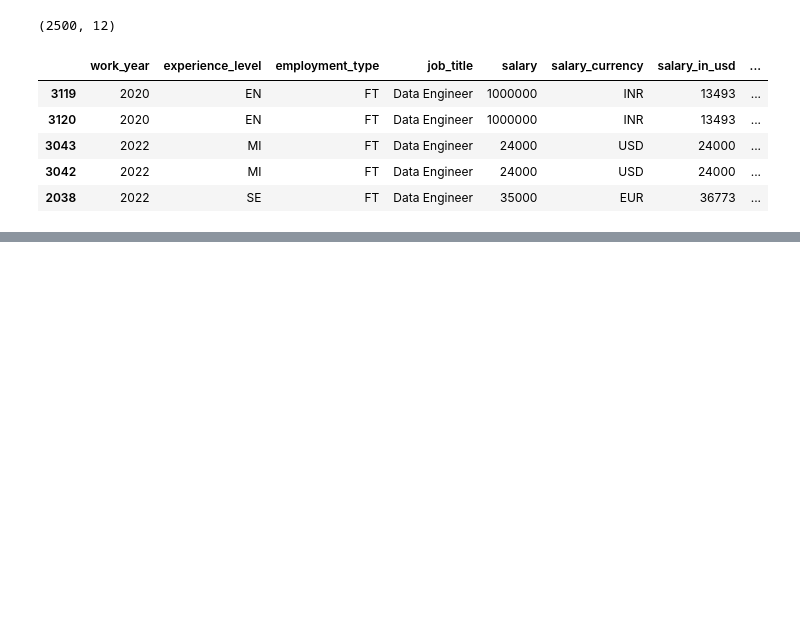
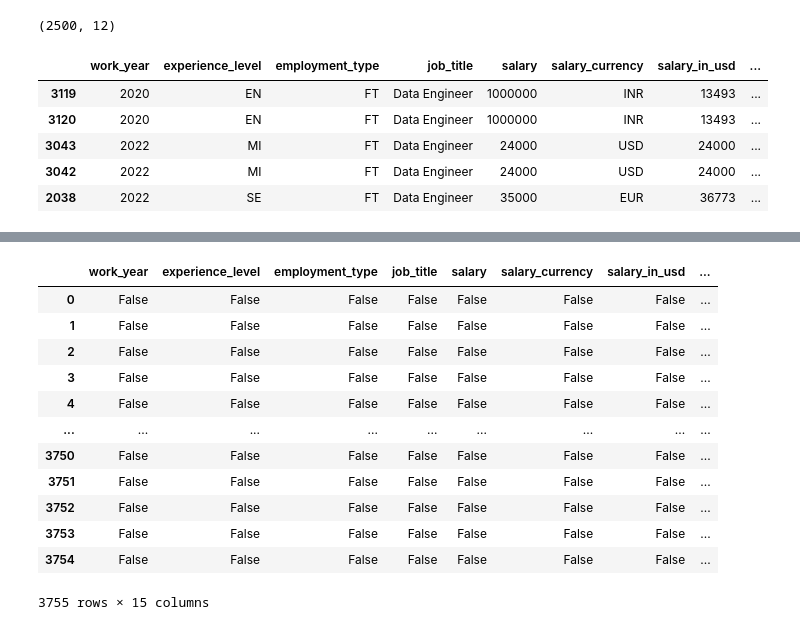
Before and after one commit to AgVicCodes/Data_Science_Salaries, a Jupyter notebook: salaries.ipynb, the cells around one changed output, grey strips where cells are left out. Drawn from its saved outputs; the diff is of its cells as text; code cells hidden in the pictures; blank space fills up the shorter version.

```diff
--- a/salaries.ipynb
+++ b/salaries.ipynb
@@ -237,0 +253,9 @@ sal_df[sal_df_dup].sort_values(by = "salary_in_usd").head()
+# %%
+# Remapping by Grouping
+
+ranges = [0, 50000, 100000, 150000, 200000, 250000, 300000, 350000, 400000, 450000, 500000, np.inf] # bins
+labels = ["0 - 50,000", "50,000 - 100,000", "100,000 - 150,000", "150,000 - 200,000", "200,000 - 250,000", "250,000 - 300,000", "300,000 - 350,000", "350,000 - 400,000", "400,000 - 450,000", "450,000 - 500,000", "500,000+"] # label
+
+sal_df["income_range"] = pd.cut(sal_df["salary_in_usd"], bins = ranges, labels = labels)
+
+sal_df[["salary", "salary_in_usd", "income_range"]]
@@ -237,0 +276,8 @@ sal_df[sal_df_dup].sort_values(by = "salary_in_usd").head()
+# %%
+# Remapping by Replacing
+
+mapping = {"SE" : "Senior", "MI" : "Mid Level", "EN" : "Entry Level", "EX" : "Executive"}
+
+sal_df["level"] = sal_df["experience_level"].replace(mapping)
+
+sal_df[["experience_level", "level"]]
@@ -237,0 +312,22 @@ sal_df[sal_df_dup].sort_values(by = "salary_in_usd").head()
+# %%
+# sal_df["date"] = pd.to_datetime(sal_df["work_year"], infer_datetime_format = True, errors = "coerce")
+
+# sal_df["date"] = sal_df["date"].dt.strftime("%Y")
+
+# sal_df.drop
+
+sal_df.isna()
+# %% [output]
+|  | work_year | experience_level | employment_type | job_title | salary | salary_currency | salary_in_usd | ... |
+| 0 | False | False | False | False | False | False | False | ... |
+| 1 | False | False | False | False | False | False | False | ... |
+| 2 | False | False | False | False | False | False | False | ... |
+| 3 | False | False | False | False | False | False | False | ... |
+| 4 | False | False | False | False | False | False | False | ... |
+| ... | ... | ... | ... | ... | ... | ... | ... | ... |
+| 3750 | False | False | False | False | False | False | False | ... |
+| 3751 | False | False | False | False | False | False | False | ... |
+| 3752 | False | False | False | False | False | False | False | ... |
+| 3753 | False | False | False | False | False | False | False | ... |
+| 3754 | False | False | False | False | False | False | False | ... |
+3755 rows × 15 columns
```
Also changed, not shown: parts of 6 cells of this notebook, 1 other file.
